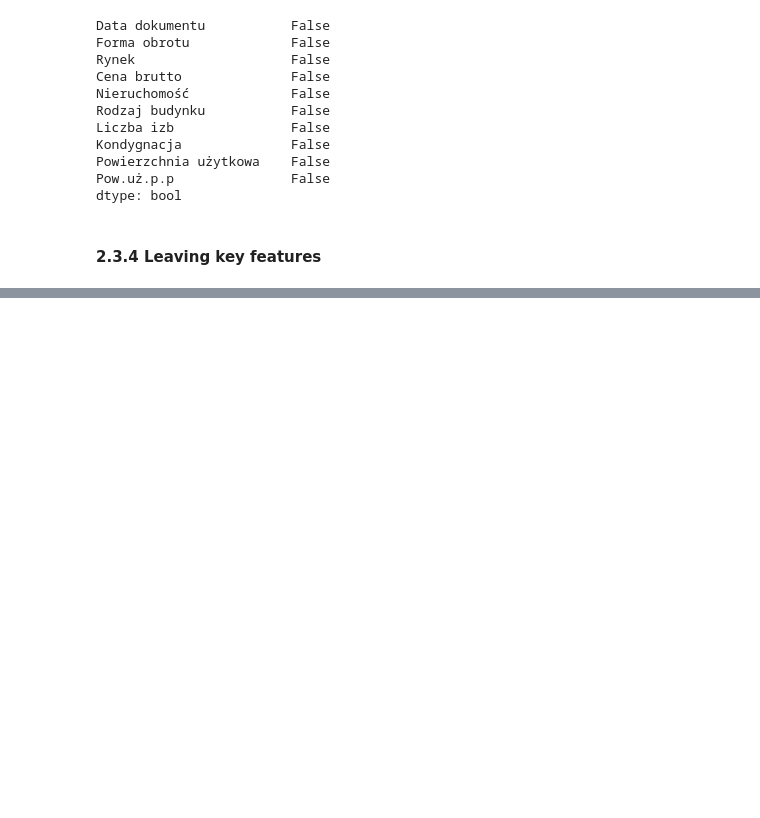
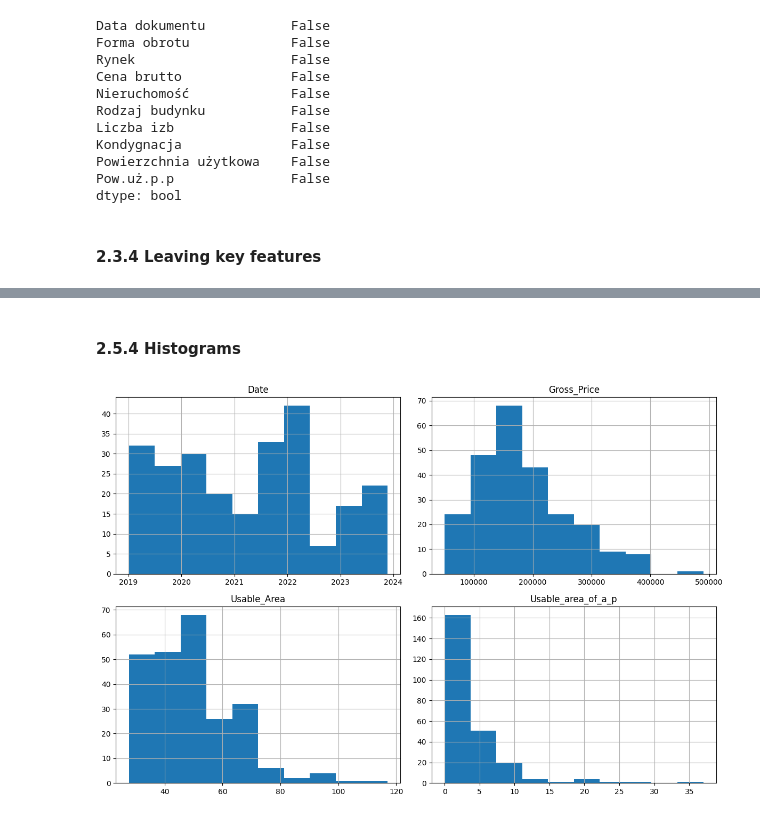
Before and after one commit to szymonszczurowski/Housing-Market-Analysis, a Jupyter notebook: housing_price_predictor.ipynb, the cells around one changed output, grey strips where cells are left out. Saved outputs shown, nothing was run; the diff lists cells and outputs as text; code cells hidden in the pictures; blank space fills up the shorter version.

```diff
--- a/housing_price_predictor.ipynb
+++ b/housing_price_predictor.ipynb
@@ -372,0 +426,8 @@ dwellings.head()
+# %% [markdown]
+#### 2.5.4 Histograms
+# %%
+dwellings_EDA.hist(bins=10, figsize=(12, 8))
+plt.tight_layout()
+plt.show()
+# %% [output]
+[figure, added]
```
Also changed, not shown: parts of 35 cells of this notebook.
